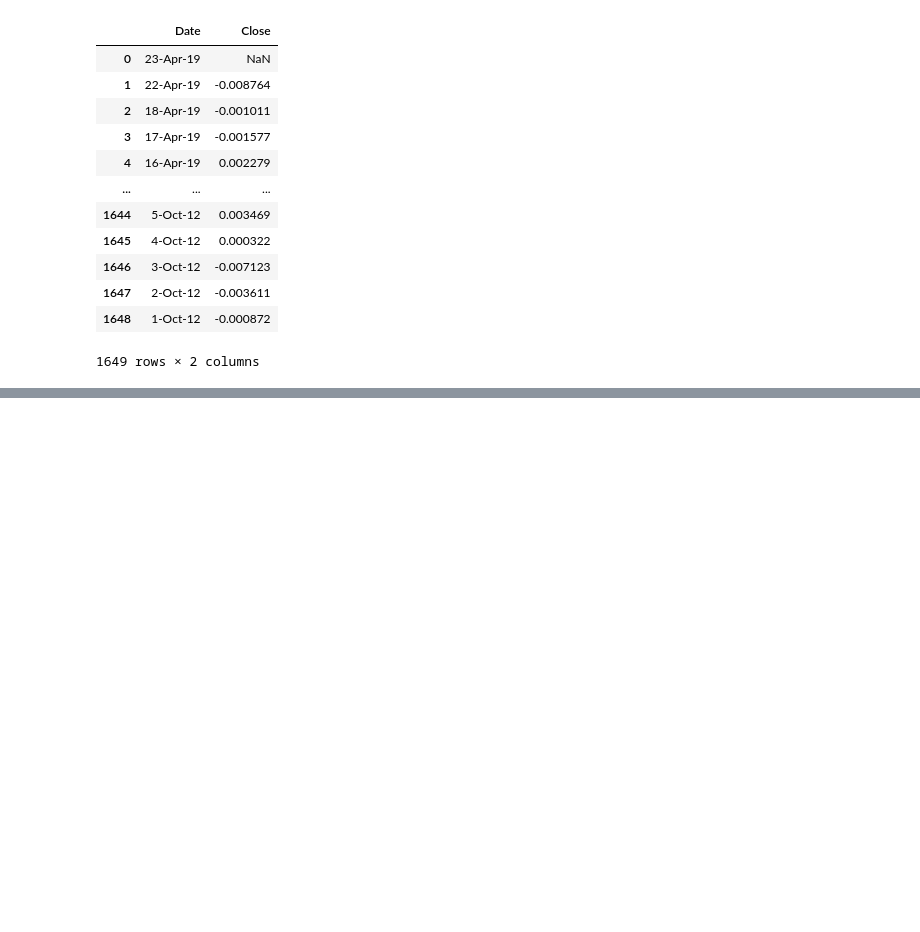
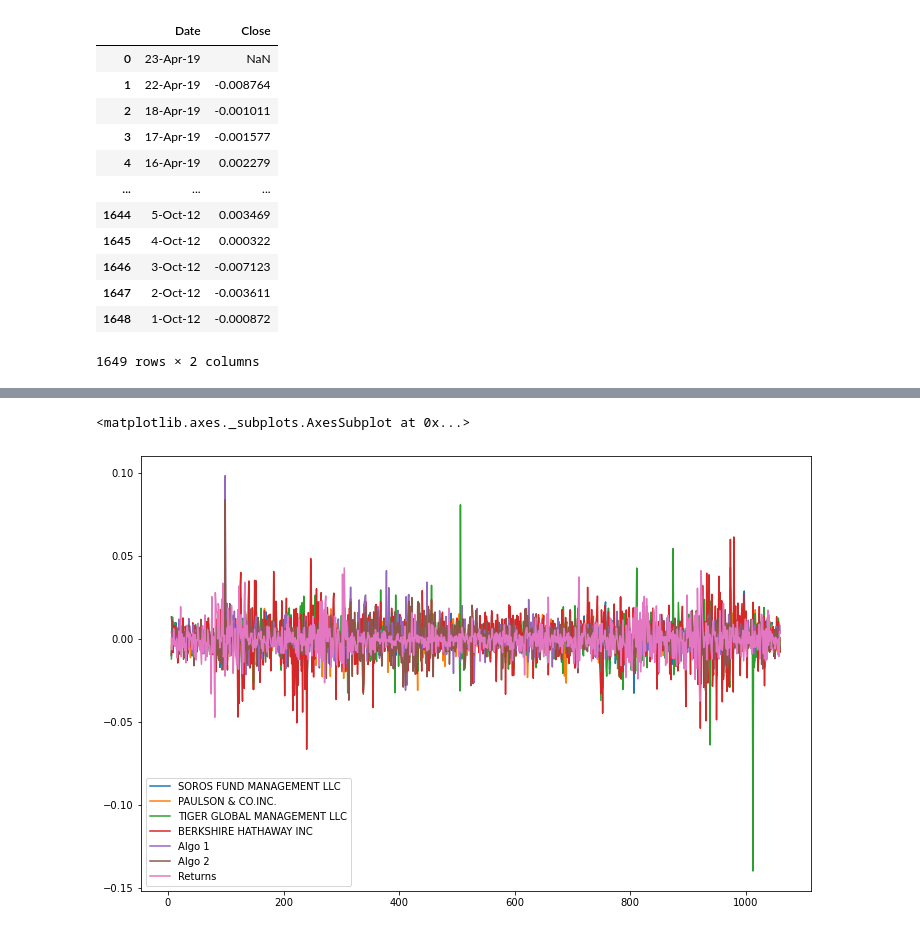
Before and after one commit to willudeh99/Python-wih-Pandas, a Jupyter notebook: Untitled.ipynb, the cells around one changed output, grey strips where cells are left out. Drawn from its saved outputs; the diff is of its cells as text; code cells hidden in the pictures; blank space fills up the shorter version.

Commit message:
made a few changes and added two graphs

```diff
--- a/Untitled.ipynb
+++ b/Untitled.ipynb
@@ -238,4 +239,5 @@ df.head(10)
 | 14 | 2015-03-20 | 0.009657 | 0.000983 | 0.007391 | 0.007105 | 2014-06-17 | ... |
 | 15 | 2015-03-23 | -0.000067 | -0.000513 | -0.000109 | 0.000591 | 2014-06-18 | ... |
 # %%
- df.drop(columns=['date'])
+# drop date columns
+df = df.drop(columns=['date'])
@@ -255,0 +260,6 @@ df.head(10)
+# %%
+# Daily returns for each portfolio
+df.plot(figsize=(12,8))
+# %% [output]
+<matplotlib.axes._subplots.AxesSubplot at 0x...>
+[figure, added]
```
Also changed, not shown: parts of 7 cells of this notebook.
